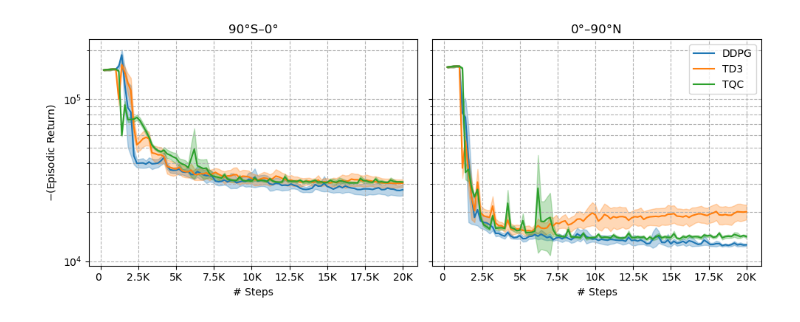
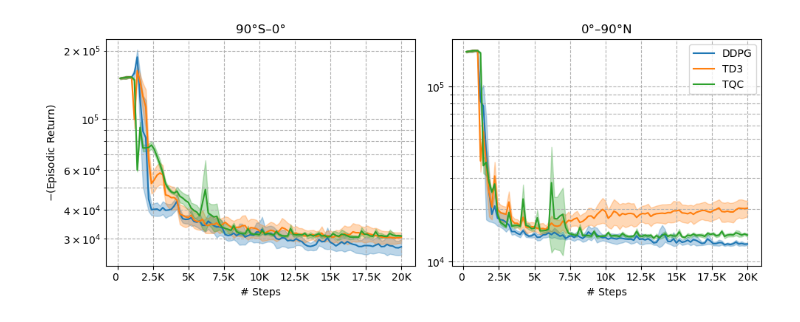
Before and after one commit to p3jitnath/climate-rl-fedRL, a Jupyter notebook: notebooks/EBM 2.402 - Generate ebm-v3 FedRL Results.ipynb, the cells around one changed output. Drawn from its saved outputs; the diff is of its cells as text; code cells hidden in the pictures.

```diff
--- a/notebooks/EBM 2.402 - Generate ebm-v3 FedRL Results.ipynb
+++ b/notebooks/EBM 2.402 - Generate ebm-v3 FedRL Results.ipynb
@@ -129,14 +129,14 @@ def format_func(value, tick_number=None):
     return txt
 # %%
 if num_clients == 2:
-    fig, axes = plt.subplots(1, 2, figsize=(10, 4), sharex=True, sharey=True)
+    fig, axes = plt.subplots(1, 2, figsize=(10, 4), sharex=True, sharey=False)
     labels = [
         "90°S–0°",
         "0°–90°N",
     ]
 
 if num_clients == 6:
-    fig, axes = plt.subplots(2, 3, figsize=(10, 6), sharex=True, sharey=True)
+    fig, axes = plt.subplots(2, 3, figsize=(10, 6), sharex=True, sharey=False)
     labels = [
         "90°S–60°S",
         "60°S–30°S",
@@ -149,36 +149,39 @@ if num_clients == 6:
 axes = axes.flatten()
 
 for cid in range(num_clients):
     ax = axes[cid]
     for idx, algo in enumerate(algos):
         episodes, _, means, std_devs = retrieve_plot_data(data, algo, cid)
         global_steps = [NUM_STEPS * x for x in episodes]
 
         (line,) = ax.plot(global_steps, means, label=f"{algo.upper()}")
         ax.fill_between(
             global_steps,
             np.array(means) - 1.96 * np.array(std_devs),
             np.array(means) + 1.96 * np.array(std_devs),
             color=line.get_color(),
             alpha=0.3,
         )
     ax.set_title(f"{labels[cid]}")
     ax.set_yscale("log")
     ax.grid(True, which="both", ls="--")
     ax.xaxis.set_major_formatter(plt.FuncFormatter(format_func))
     if cid % 3 == 0:
         ax.set_ylabel("$-\mathrm{(Episodic~Return)}$")
     if (num_clients == 2 and cid >= 0) or (num_clients == 6 and cid >= 3):
         ax.set_xlabel("# Steps")
     if (num_clients == 2 and cid == 1) or (num_clients == 6 and cid == 2):
         ax.legend()
 
 plt.tight_layout()
-plt.savefig(
-    f"{IMGS_DIR}/{EXP_ID}_log10_cid_episodic_returns.png",
-    dpi=300,
-    bbox_inches="tight",
-)
+
+for ext in ["pdf", "png"]:
+    plt.savefig(
+        f"{IMGS_DIR}/{ext}/{EXP_ID}_log10_cid_episodic_returns.{ext}",
+        dpi=300,
+        bbox_inches="tight",
+    )
+
 plt.show()
 # %% [output]
-[figure, old version]
+[figure, new version]
```
Also changed, not shown: parts of 1 cell of this notebook, 22 other files.
